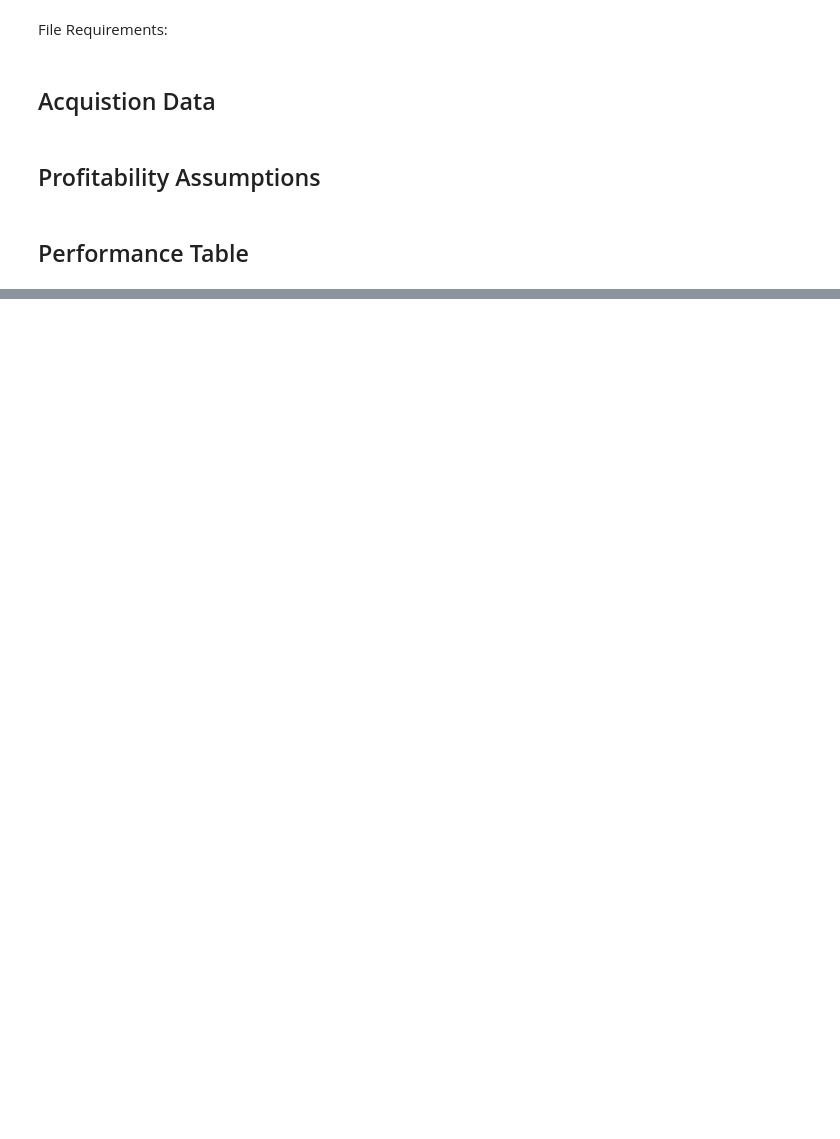
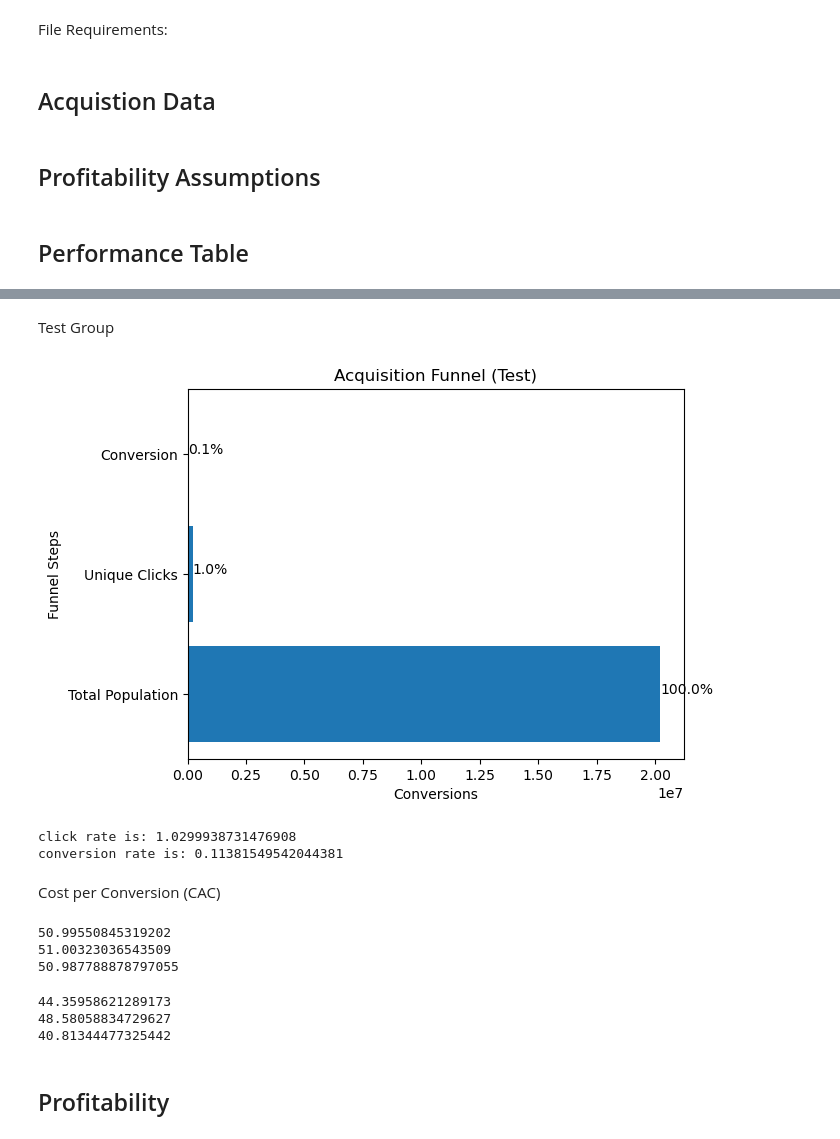
Before and after one commit to kelechiago/spend_tracker_case_study, a Jupyter notebook: case_study.ipynb, the cells around one changed output, grey strips where cells are left out. Drawn from its saved outputs; the diff is of its cells as text; code cells hidden in the pictures; blank space fills up the shorter version.

```diff
--- a/case_study.ipynb
+++ b/case_study.ipynb
@@ -45,0 +89,62 @@ df = pd.read_csv('Performance.csv')
+# %% [markdown]
+Test Group
+# %%
+funnel_steps_test = ['Total Population', 'Unique Clicks', 'Conversion']
+conversion_values_test = [test_pop, test_click, test_conv]
+
+conversion_rate_test = [conversion_values_test[i] / conversion_values_test[0] * 100 for i in range(len(conversion_values_test))]
+
+fig, ax = plt.subplots()
+
+ax.barh(funnel_steps_test, conversion_values_test)
+
+ax.set_xlabel('Conversions')
+ax.set_ylabel('Funnel Steps')
+ax.set_title('Acquisition Funnel (Test)')
+
+for i, v in enumerate(conversion_values_test):
+    ax.text(v + 10, i, f'{conversion_rate_test[i]:.1f}%', color='black')
+
+plt.show()
+
+click_rate_test = (test_click/test_pop) * 100
+conv_rate_test = (test_conv/test_pop) * 100
+
+print(f"click rate is: {click_rate_test}")
+print(f"conversion rate is: {conv_rate_test}")
+# %% [output]
+[figure, added]
+click rate is: 1.0299938731476908
+conversion rate is: 0.11381549542044381
+# %% [markdown]
+Cost per Conversion (CAC)
+# %%
+# CAC for Control
+ctrl_cac = ctrl_spend/ctrl_conv
+# CAC per segement
+ctrl_cac_a = (ctrl_spend/2)/ctrl_a
+ctrl_cac_b = (ctrl_spend/2)/ctrl_b
+
+print(ctrl_cac)
+print(ctrl_cac_a)
+print(ctrl_cac_b)
+# %% [output]
+50.99550845319202
+51.00323036543509
+50.987788878797055
+# %%
+# CAC for Test
+test_cac = test_spend/test_conv
+# CAC per segement
+test_cac_a = (test_spend/2)/test_a
+test_cac_b = (test_spend/2)/test_b
+
+print(test_cac)
+print(test_cac_a)
+print(test_cac_b)
+# %% [output]
+44.35958621289173
+48.58058834729627
+40.81344477325442
+# %% [markdown]
+## Profitability
```
Also changed, not shown: parts of 5 cells of this notebook.
